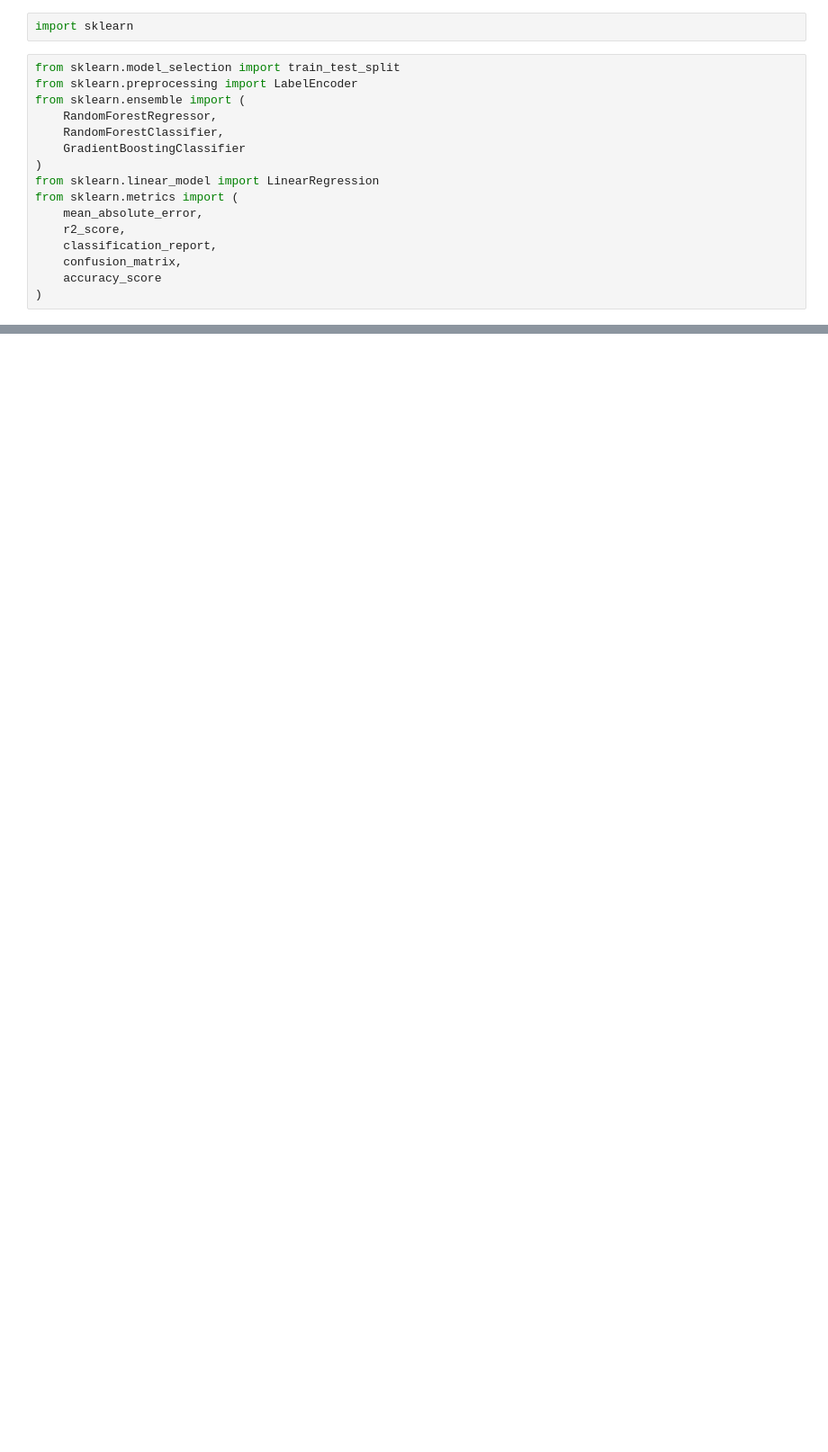
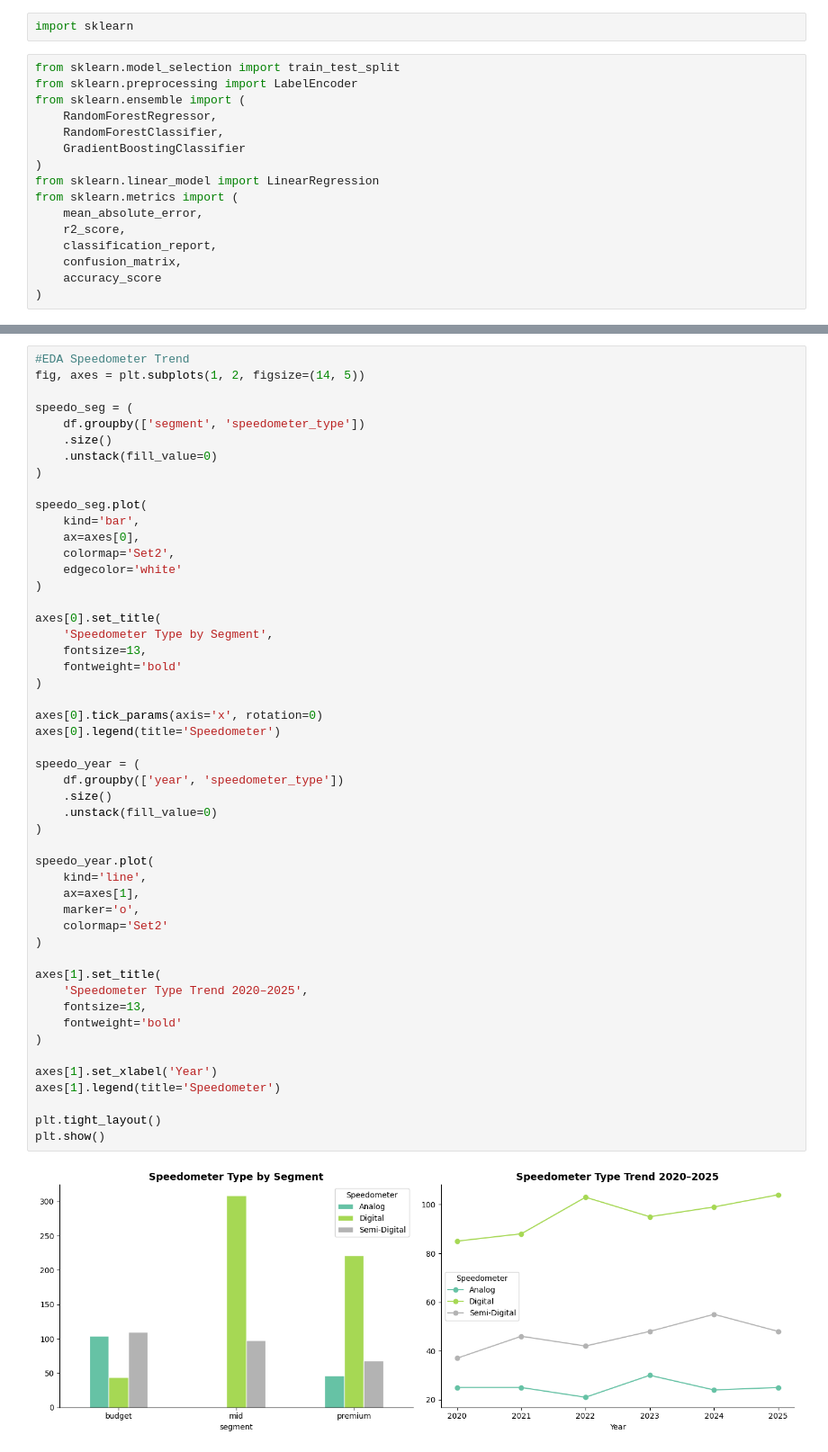
Before and after one commit to Owaisahmad7/sales_analysis, a Jupyter notebook: bike_sales_analysis.ipynb, the cells around one changed output, grey strips where cells are left out. Shown at 90% size. Cells and saved outputs as stored; diff of their text form; blank space fills up the shorter version.

```diff
--- a/bike_sales_analysis.ipynb
+++ b/bike_sales_analysis.ipynb
@@ -91,0 +209,52 @@ plt.show()
+# %%
+#EDA Speedometer Trend
+fig, axes = plt.subplots(1, 2, figsize=(14, 5))
+
+speedo_seg = (
+    df.groupby(['segment', 'speedometer_type'])
+    .size()
+    .unstack(fill_value=0)
+)
+
+speedo_seg.plot(
+    kind='bar',
+    ax=axes[0],
+    colormap='Set2',
+    edgecolor='white'
+)
+
+axes[0].set_title(
+    'Speedometer Type by Segment',
+    fontsize=13,
+    fontweight='bold'
+)
+
+axes[0].tick_params(axis='x', rotation=0)
+axes[0].legend(title='Speedometer')
+
+speedo_year = (
+    df.groupby(['year', 'speedometer_type'])
+    .size()
+    .unstack(fill_value=0)
+)
+
+speedo_year.plot(
+    kind='line',
+    ax=axes[1],
+    marker='o',
+    colormap='Set2'
+)
+
+axes[1].set_title(
+    'Speedometer Type Trend 2020–2025',
+    fontsize=13,
+    fontweight='bold'
+)
+
+axes[1].set_xlabel('Year')
+axes[1].legend(title='Speedometer')
+
+plt.tight_layout()
+plt.show()
+# %% [output]
+[figure, added]
```
Also changed, not shown: parts of 14 cells of this notebook.
